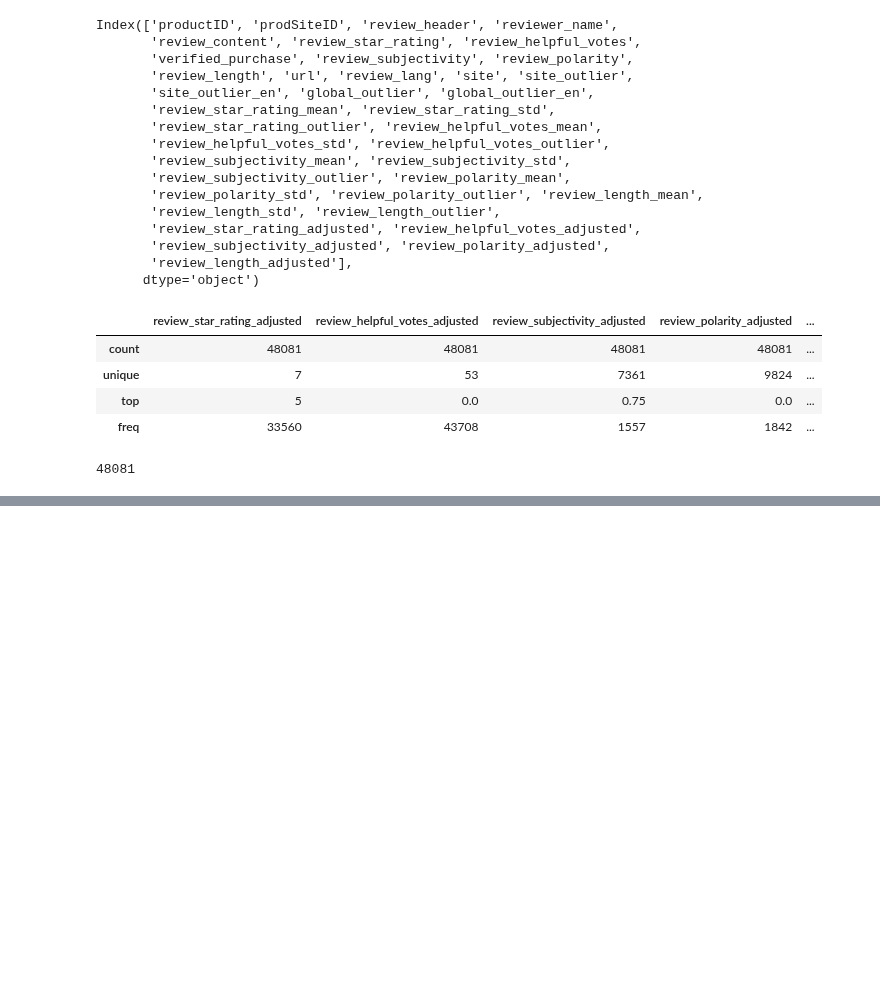
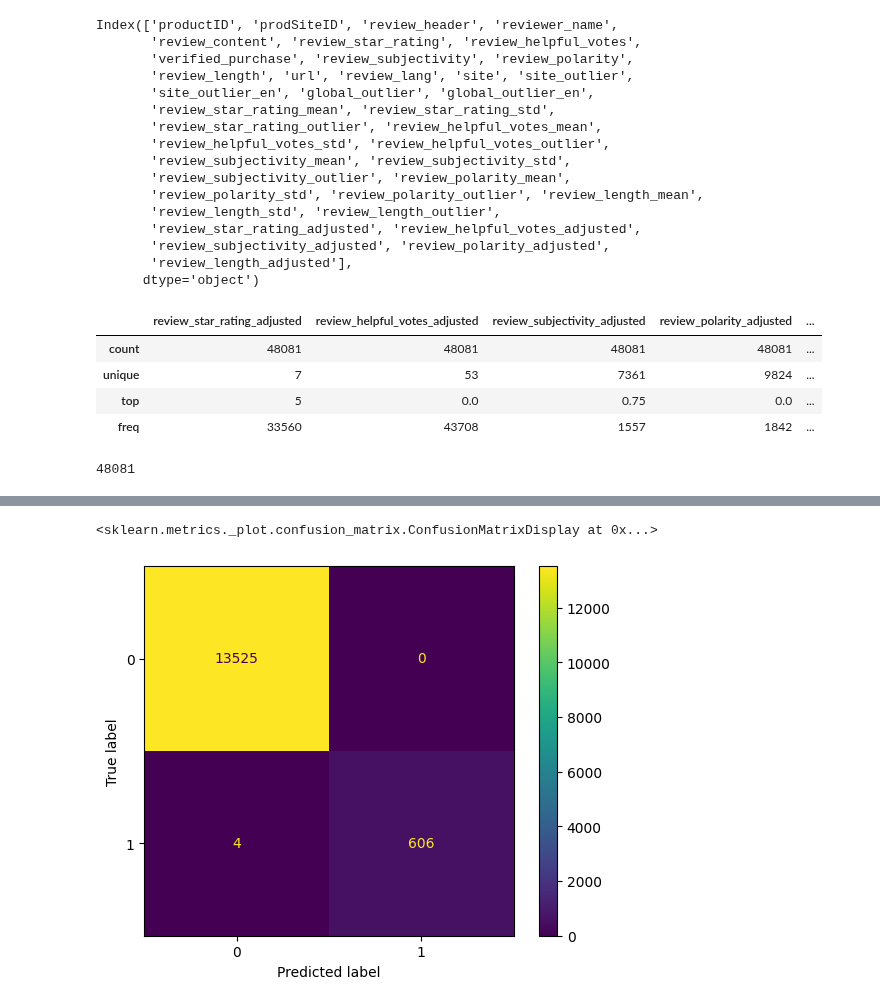
Before and after one commit to aneeshkhole/Perceived-Usefulness-of-online-customer-reviews, a Jupyter notebook: src/OutlierHandling.ipynb, the cells around one changed output, grey strips where cells are left out. Drawn from its saved outputs; the diff is of its cells as text; code cells hidden in the pictures; blank space fills up the shorter version.

Commit message:
Updated Outlier Handling with train/test
Contains code for KNN, LogReg, and SVM

```diff
--- a/src/OutlierHandling.ipynb
+++ b/src/OutlierHandling.ipynb
@@ -178,0 +266,42 @@ reviews.to_csv('../data/reviews_outlier_adjusted.csv')
+# %%
+reviews = reviews.dropna()
+
+train_frame = pd.DataFrame(reviews.sample(n=int(.8*len(reviews))))
+
+test_frame = pd.DataFrame(review_orig.loc[~review_orig.index.isin(train_frame)])
+
+test_frame.head()
+
+test_frame['is_helpful'] = test_frame['review_helpful_votes'] > 0
+
+X_train,X_test,y_train,y_test = [
+    StandardScaler().fit_transform(np.array(train_frame[[
+        'review_star_rating_adjusted', 'review_helpful_votes_adjusted',
+        'review_subjectivity_adjusted', 'review_polarity_adjusted',
+        'review_length_adjusted'
+    ]])),
+    StandardScaler().fit_transform(np.array(test_frame[[
+        'review_star_rating', 'review_helpful_votes',
+        'review_subjectivity', 'review_polarity',
+        'review_length'
+    ]])),
+    np.array(train_frame['is_helpful']),
+    np.array(test_frame['is_helpful'])
+]
+# %%
+LogMod = LogisticRegression(penalty=None,class_weight={0:.3,1:.7})
+
+LogMod.fit(X_train,y_train)
+
+y_pred = (LogMod.predict_proba(X_test)[:,1]>0.25)#LogMod.predict(X_test)
+
+test_frame['pred_helpful_log_mod'] = (LogMod.predict_proba(X_test)[:,1] > 0.12)
+
+ConfusionMatrixDisplay(confusion_matrix(y_test,y_pred)).plot()
+
+# display(
+#     test_frame[(test_frame['pred_helpful_log_mod']==1) & (test_frame['is_helpful']==0)]
+# )
+# %% [output]
+<sklearn.metrics._plot.confusion_matrix.ConfusionMatrixDisplay at 0x...>
+[figure, added]
```
Also changed, not shown: parts of 10 cells of this notebook.
